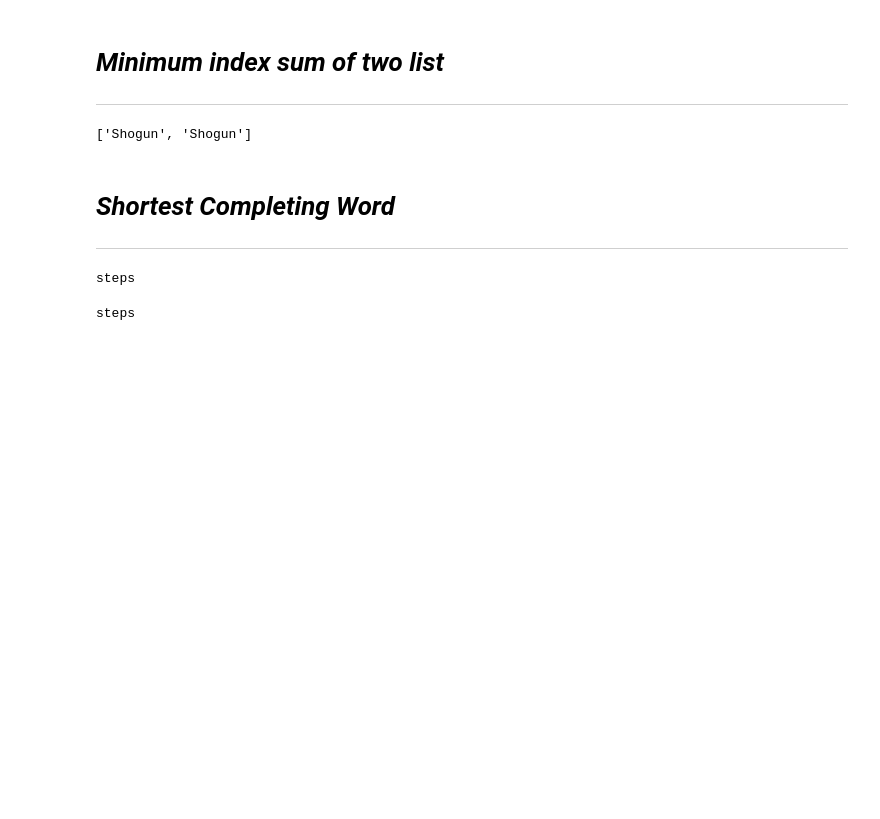
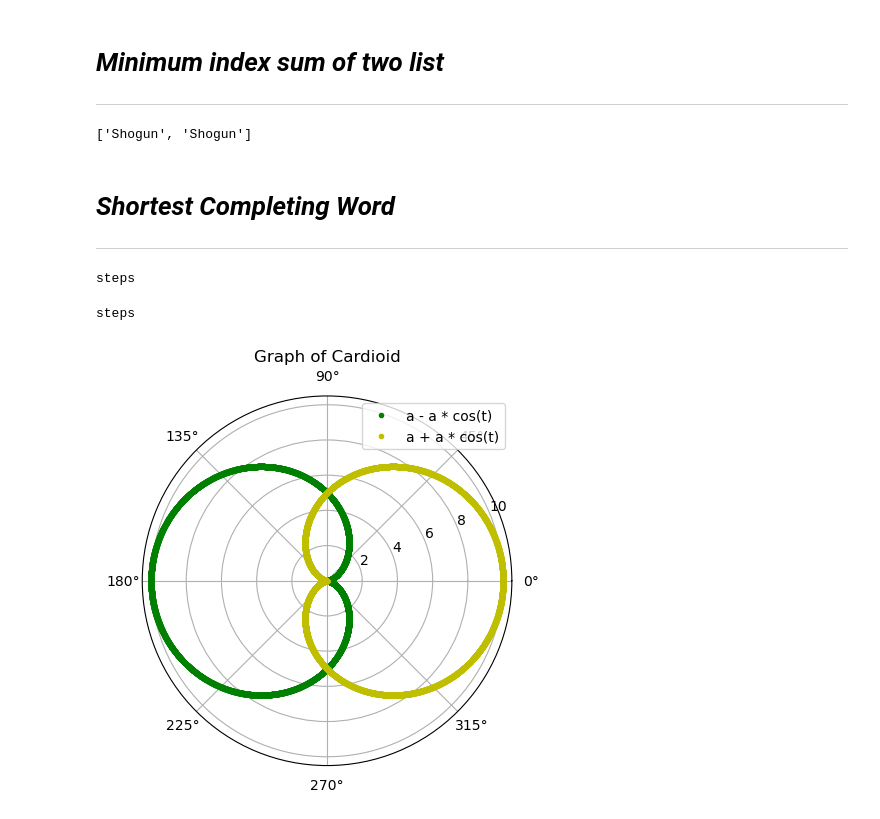
Before and after one commit to deepaknandeshwar17/Basic-Programs-in-python, a Jupyter notebook: DSA_Qn.ipynb, the cells around one changed output. Saved outputs shown, nothing was run; the diff lists cells and outputs as text; code cells hidden in the pictures; blank space fills up the shorter version.

```diff
--- a/DSA_Qn.ipynb
+++ b/DSA_Qn.ipynb
@@ -277,3 +277,23 @@ words = ["step", "steps", "stripe", "stepple"]
 print(shortestcom(licensePlate, words))
 # %% [output]
 steps
+# %%
+import numpy as np
+import matplotlib.pyplot as plt
+
+plt.axes(projection='polar')
+
+a = 5
+rad = np.arange(0, 2 * np.pi, 0.001)
+
+r = a - a * np.cos(rad)
+s = a + a * np.cos(rad)
+
+plt.plot(rad, r, 'g.', label='a - a * cos(t)')
+plt.plot(rad, s, 'y.', label='a + a * cos(t)')
+
+plt.title('Graph of Cardioid')
+plt.legend()
+plt.show()
+# %% [output]
+[figure, added]
```
Also changed, not shown: parts of 5 cells of this notebook, 1 other file.
